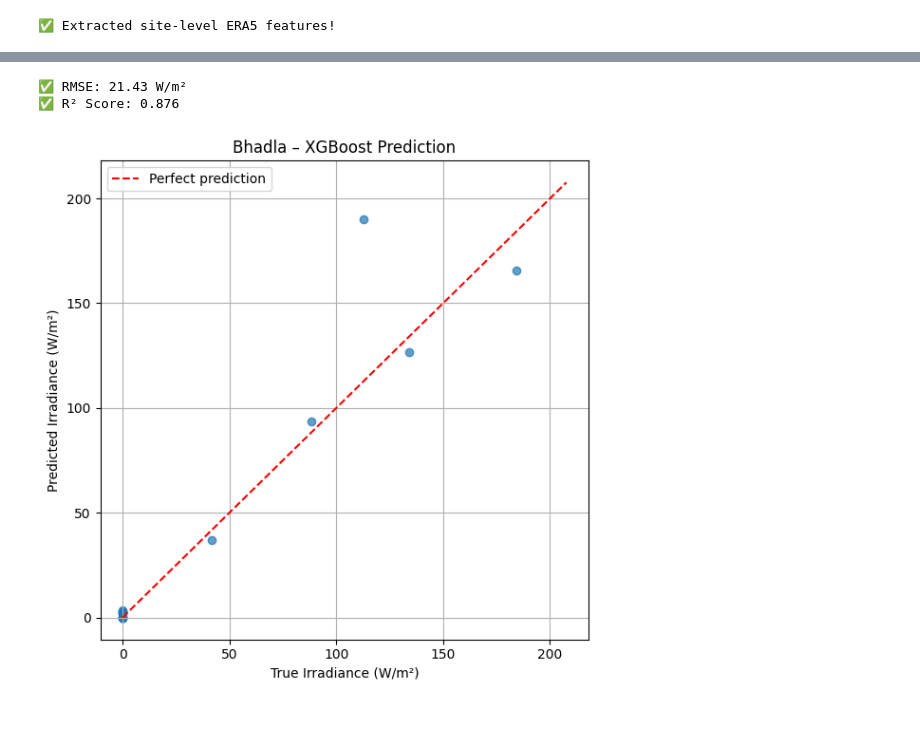
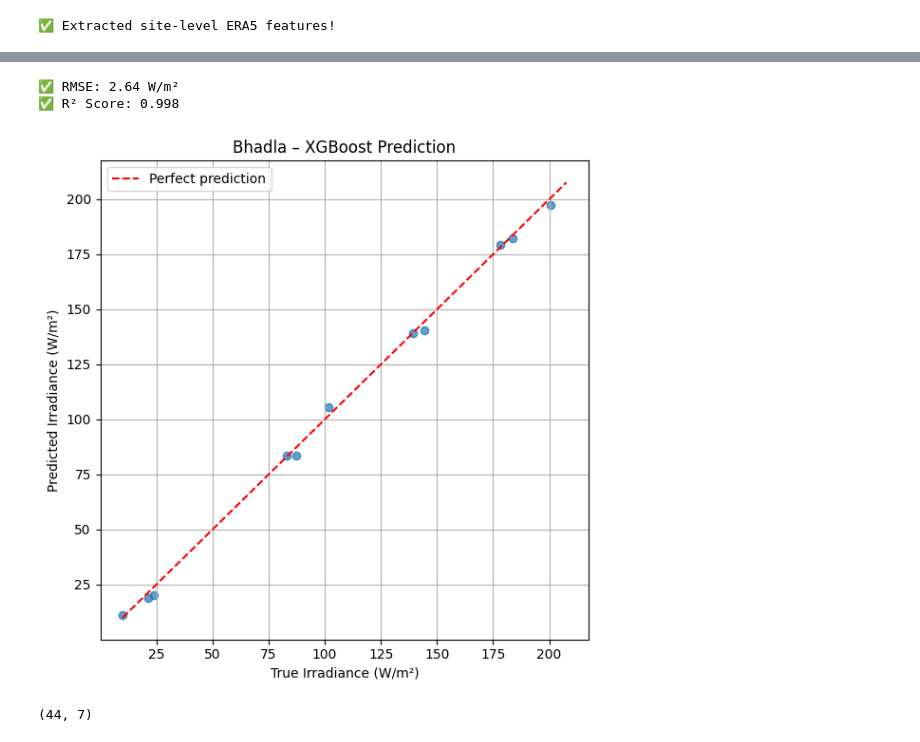
Before and after one commit to HongjinZhu/CausalST-forecast, a Jupyter notebook: benchmark.ipynb, the cells around one changed output, grey strips where cells are left out. Saved outputs shown, nothing was run; the diff lists cells and outputs as text; code cells hidden in the pictures.

Commit message:
Updated loader and training

```diff
--- a/benchmark.ipynb
+++ b/benchmark.ipynb
@@ -121,8 +145,12 @@ print("✅ Extracted site-level ERA5 features!")
 # %% [output]
 ✅ Extracted site-level ERA5 features!
 # %%
+import xarray as xr
+import pandas as pd
+import numpy as np
+
 # === Step 1: Load the saved ERA5 feature file ===
-df = pd.read_csv("data/era5_features_sites.csv", parse_dates=["valid_time"])
+df = pd.read_csv("era5_features_sites_long.csv", parse_dates=["valid_time"])
 
 # === Step 2: Extract one site (e.g., "Bhadla") ===
 site_name = "Bhadla"
@@ -138,10 +166,21 @@ df_site = df_site.dropna(subset=["ssrd_irradiance"])  # Drop first NaN
 df_site["target"] = df_site["ssrd_irradiance"].shift(-1)
 df_site = df_site.dropna(subset=["target"])  # Drop last row with NaN target
 
+# Filter where next-hour irradiance (target) is greater than 0
+df_site = df_site[df_site["target"] > 0]
+
+# Add temporal features
+df_site["hour"] = df_site["valid_time"].dt.hour
+df_site["dayofyear"] = df_site["valid_time"].dt.dayofyear
+
+# Add to features
+feature_cols = ["q", "t", "cc", "u", "v", "hour", "dayofyear"]
+X = df_site[feature_cols].copy()
+
 # === Step 5: Define features X and target y ===
-# Drop unneeded columns
-feature_cols = ["t2m", "tcc", "q", "t", "cc", "u", "v"]  # your predictors
-X = df_site[feature_cols].copy()
+# # Drop unneeded columns
+# feature_cols = ["q", "t", "cc", "u", "v"]  # your predictors
+# X = df_site[feature_cols].copy()
 y = df_site["target"].copy()
 
 print("✅ Prepared data shapes:")
@@ -159,40 +210,47 @@ import numpy as np
 import matplotlib.pyplot as plt
 
 # === Step 1: Train/test split ===
-X_train, X_test, y_train, y_test = train_test_split(
-    X, y, test_size=0.2, random_state=42
-)
+# Determine the index to split (e.g., last 20% for test)
+split_idx = int(len(X) * 0.8)
+
+# Time-based split: earlier 80% for training, later 20% for testing
+X_train, X_test = X.iloc[:split_idx], X.iloc[split_idx:]
+y_train, y_test = y.iloc[:split_idx], y.iloc[split_idx:]
 
 # === Step 2: Train XGBoost regressor ===
 model = XGBRegressor(
     n_estimators=100,
     learning_rate=0.1,
     max_depth=4,
     objective="reg:squarederror",
     random_state=42
 )
 model.fit(X_train, y_train)
 
 # === Step 3: Predict and evaluate ===
 y_pred = model.predict(X_test)
 rmse = np.sqrt(mean_squared_error(y_test, y_pred))
 r2 = r2_score(y_test, y_pred)
 
 print(f"✅ RMSE: {rmse:.2f} W/m²")
 print(f"✅ R² Score: {r2:.3f}")
 
 # === Step 4: Plot actual vs predicted ===
 plt.figure(figsize=(6, 6))
 plt.scatter(y_test, y_pred, alpha=0.7)
 plt.plot([y.min(), y.max()], [y.min(), y.max()], 'r--', label="Perfect prediction")
 plt.xlabel("True Irradiance (W/m²)")
 plt.ylabel("Predicted Irradiance (W/m²)")
 plt.title(f"{site_name} – XGBoost Prediction")
 plt.legend()
 plt.grid(True)
 plt.tight_layout()
 plt.show()
 # %% [output]
-✅ RMSE: 21.43 W/m²
-✅ R² Score: 0.876
+✅ RMSE: 2.64 W/m²
+✅ R² Score: 0.998
-[figure, old version]
+[figure, new version]
+# %%
+print(X_train.shape)
+# %% [output]
+(44, 7)
```
Also changed, not shown: parts of 9 cells of this notebook, 2 other files.
